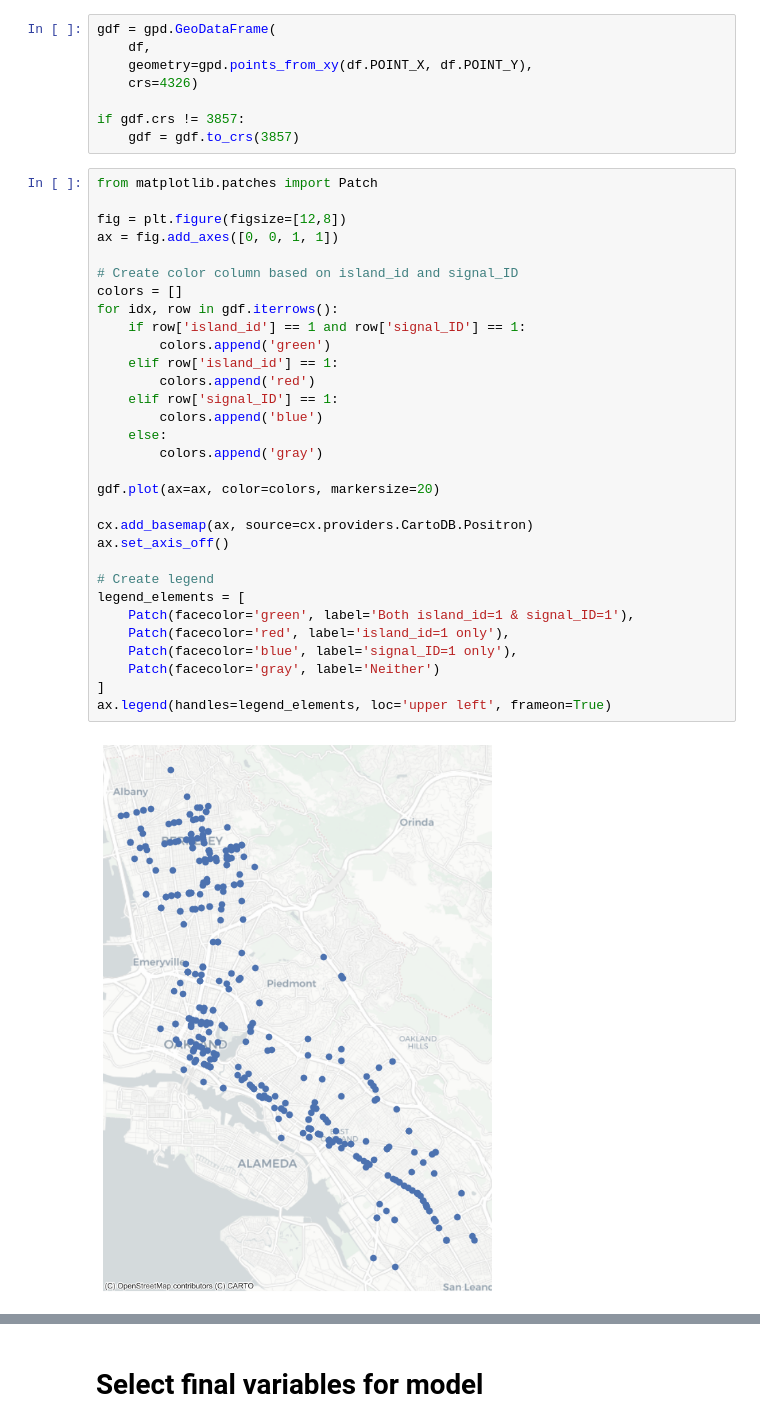
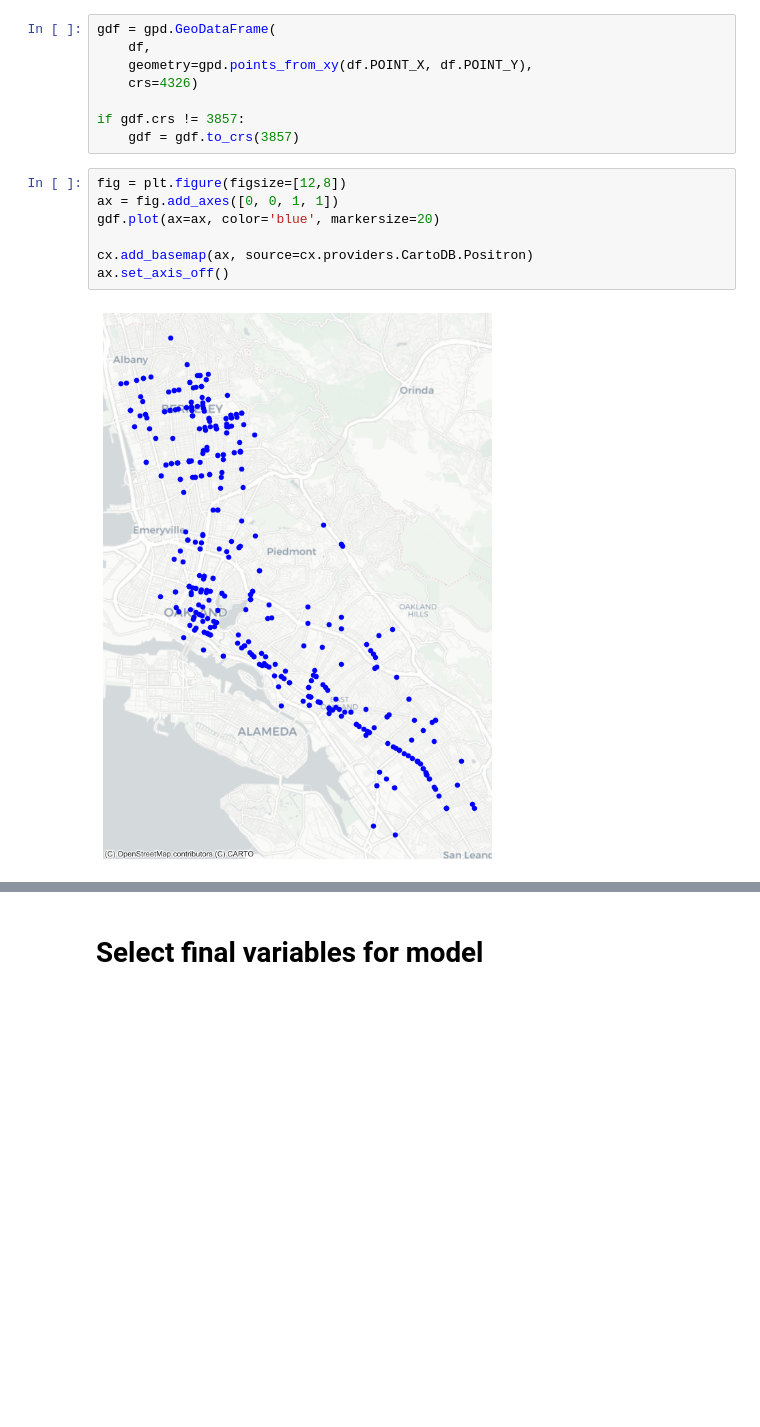
Before and after one commit to AnwarBaroudi/traffic_islands_study, a Jupyter notebook: crash_severity_model_2april.ipynb, the cells around one changed output, grey strips where cells are left out. Saved outputs shown, nothing was run; the diff lists cells and outputs as text; blank space fills up the shorter version.

```diff
--- a/crash_severity_model_2april.ipynb
+++ b/crash_severity_model_2april.ipynb
@@ -429,38 +400,14 @@ gdf = gpd.GeoDataFrame(
 if gdf.crs != 3857:
     gdf = gdf.to_crs(3857)
 # %%
-from matplotlib.patches import Patch
-
 fig = plt.figure(figsize=[12,8])
 ax = fig.add_axes([0, 0, 1, 1])
-
-# Create color column based on island_id and signal_ID
-colors = []
-for idx, row in gdf.iterrows():
-    if row['island_id'] == 1 and row['signal_ID'] == 1:
-        colors.append('green')
-    elif row['island_id'] == 1:
-        colors.append('red')
-    elif row['signal_ID'] == 1:
-        colors.append('blue')
-    else:
-        colors.append('gray')
-
-gdf.plot(ax=ax, color=colors, markersize=20)
+gdf.plot(ax=ax, color='blue', markersize=20)
 
 cx.add_basemap(ax, source=cx.providers.CartoDB.Positron)
 ax.set_axis_off()
-
-# Create legend
-legend_elements = [
-    Patch(facecolor='green', label='Both island_id=1 & signal_ID=1'),
-    Patch(facecolor='red', label='island_id=1 only'),
-    Patch(facecolor='blue', label='signal_ID=1 only'),
-    Patch(facecolor='gray', label='Neither')
-]
-ax.legend(handles=legend_elements, loc='upper left', frameon=True)
 # %% [output]
-[figure, old version]
+[figure, new version]
 # %%
 from matplotlib.patches import Patch
 
```
Also changed, not shown: parts of 8 cells of this notebook.
